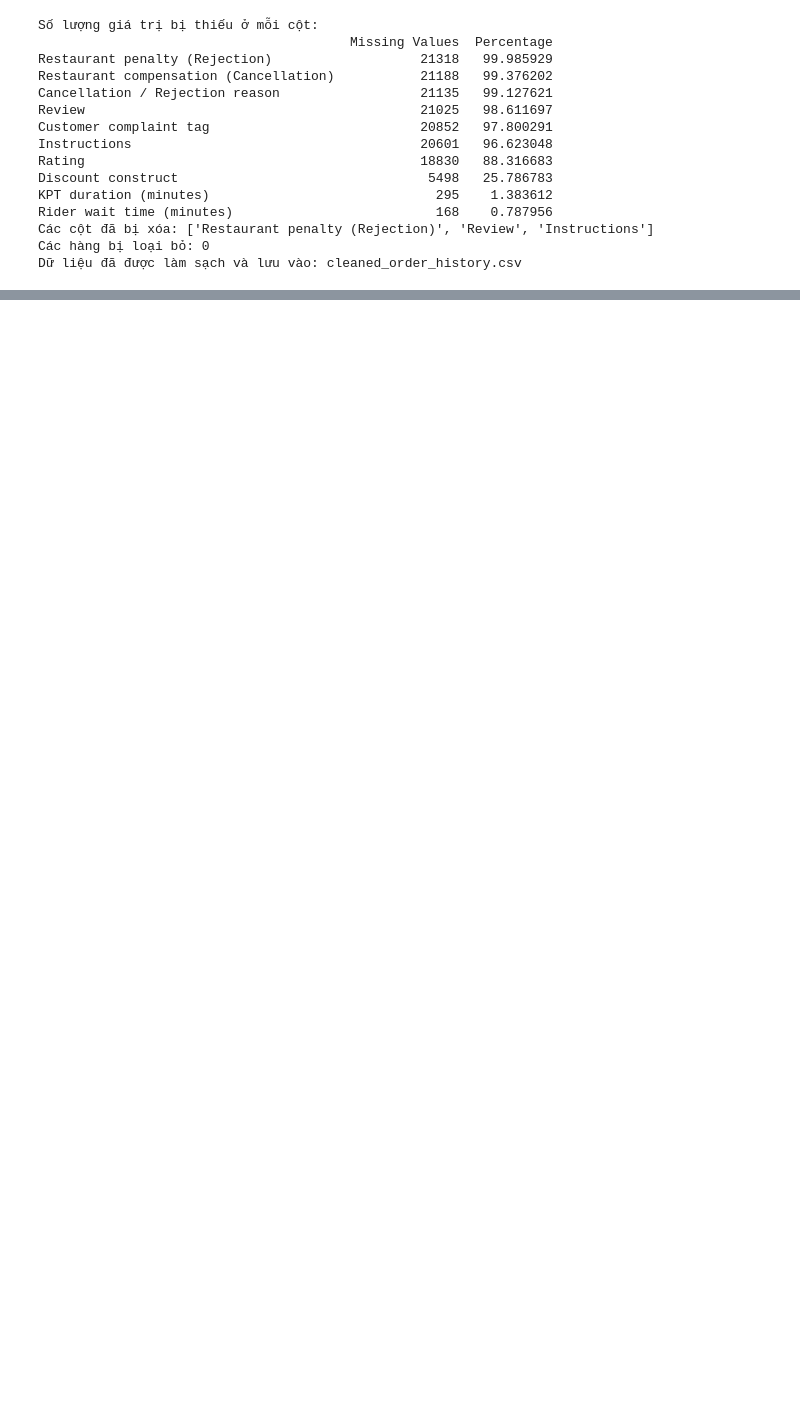
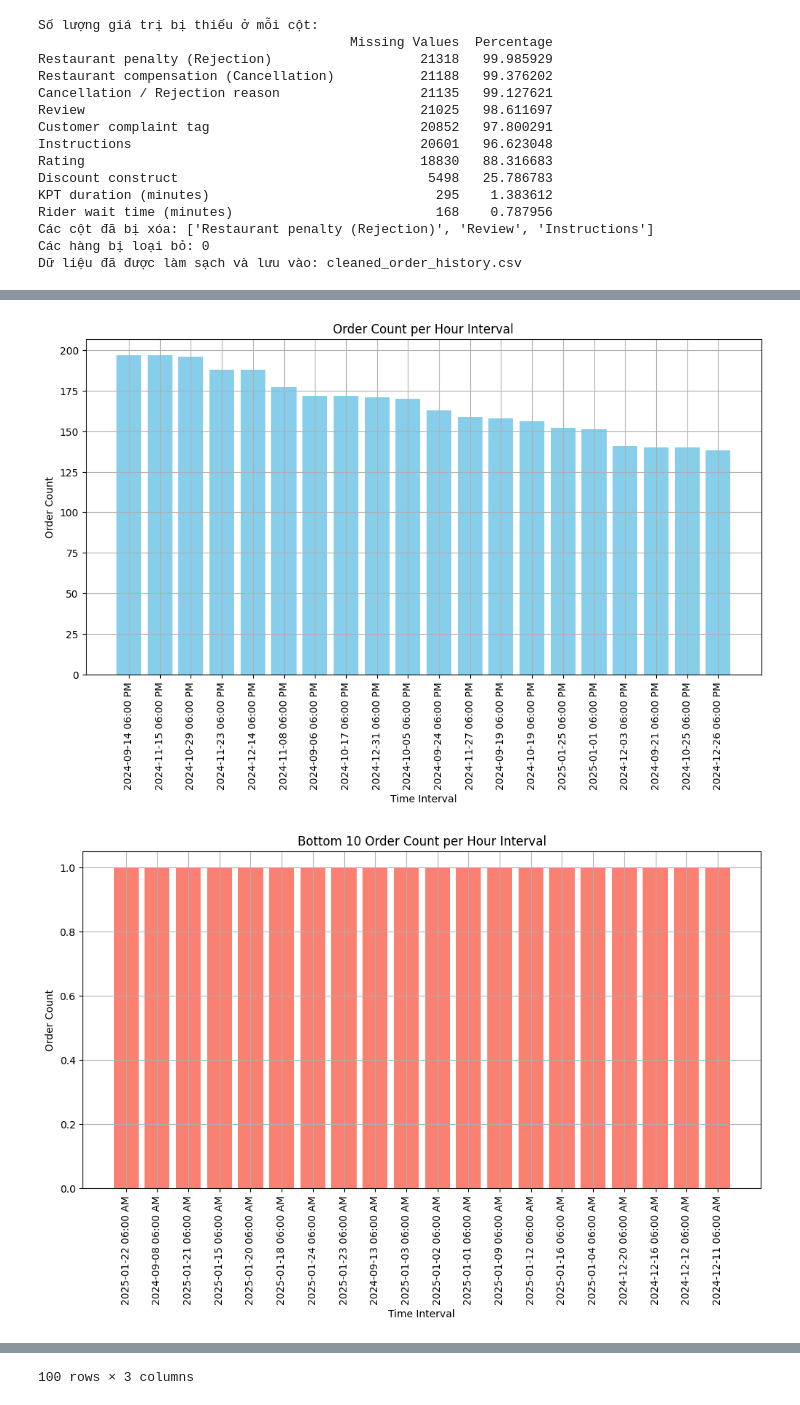
Before and after one commit to MinHeHeHeHe/DoAn_2, a Jupyter notebook: DoAn_Python.ipynb, the cells around one changed output, grey strips where cells are left out. Drawn from its saved outputs; the diff is of its cells as text; code cells hidden in the pictures; blank space fills up the shorter version.

```diff
--- a/DoAn_Python.ipynb
+++ b/DoAn_Python.ipynb
@@ -71,0 +74,78 @@ Dữ liệu đã được làm sạch và lưu vào: cleaned_order_history.csv
+# %%
+import pandas as pd
+import matplotlib.pyplot as plt
+
+# Đọc dữ liệu từ tệp CSV và thêm cột đếm số lượng đơn hàng theo khung giờ
+def process_data(file_path):
+    df = pd.read_csv(file_path)
+
+    # Chuyển đổi cột 'Order Placed At' thành kiểu datetime
+    df['Order Placed At'] = pd.to_datetime(df['Order Placed At'], errors='coerce')
+
+    # Tạo cột 'Order Hour Range' để nhóm theo từng khung giờ (cách nhau 6 tiếng)
+    df['Order Hour Range'] = df['Order Placed At'].dt.floor('6h')#.dt.strftime('%Y-%m-%d %I:00 %p')
+
+    # Đếm số lượng đơn hàng theo từng khung giờ
+    order_counts = df.groupby('Order Hour Range').size().reset_index(name='Order Count')
+    order_counts['Order Hour Range'] = pd.to_datetime(order_counts['Order Hour Range'], format='%Y-%m-%d %I:%M %p')
+    order_counts = order_counts.sort_values(by='Order Hour Range')
+    order_counts['Order Hour Range'] = order_counts['Order Hour Range'].dt.strftime('%Y-%m-%d %I:00 %p')
+
+    # Vẽ biểu đồ số lượng đơn hàng theo thời gian
+    plt.figure(figsize=(12, 6))
+    top_20_orders = order_counts.sort_values(by='Order Count', ascending=False).head(20)
+    plt.bar(top_20_orders['Order Hour Range'], top_20_orders['Order Count'], color='skyblue')
+    plt.xlabel('Time Interval')
+    plt.ylabel('Order Count')
+    plt.title('Order Count per Hour Interval')
+    plt.xticks(rotation=90)
+    plt.grid()
+    plt.show()
+
+    # Vẽ biểu đồ số lượng đơn hàng ít nhất theo thời gian
+    plt.figure(figsize=(12, 6))
+    bottom_20_orders = order_counts.sort_values(by='Order Count', ascending=True).head(20)
+    plt.bar(bottom_20_orders['Order Hour Range'], bottom_20_orders['Order Count'], color='salmon')
+    plt.xlabel('Time Interval')
+    plt.ylabel('Order Count')
+    plt.title('Bottom 10 Order Count per Hour Interval')
+    plt.xticks(rotation=90)
+    plt.grid()
+    plt.show()
+
+    # Vẽ biểu đồ đường thể hiện số đơn hàng theo từng khung giờ theo thời gian
+    plt.figure(figsize=(12, 6))
+    plt.plot(order_counts['Order Hour Range'], order_counts['Order Count'], marker='o', linestyle='-', color='b')
+    plt.xlabel('Time Interval')
+    plt.ylabel('Order Count')
+    plt.title('Order Count Trend Over Time')
+    plt.xticks([])
+    plt.grid()
+    plt.show()
+
+    # Vẽ biểu đồ tròn phân phối số lượng đơn hàng
+    plt.figure(figsize=(8, 8))
+    bins = [0, 25, 50, 75, float('inf')]
+    labels = ['Dưới 25', '25-50', '50-75', 'Trên 75']
+    order_counts['Order Category'] = pd.cut(order_counts['Order Count'], bins=bins, labels=labels, right=False)
+    category_counts = order_counts['Order Category'].value_counts()
+
+    plt.pie(category_counts, labels=category_counts.index, autopct='%1.1f%%', colors=['lightcoral', 'gold', 'lightblue', 'lightgreen'])
+    plt.title('Phân phối số lượng đơn hàng theo nhóm')
+    plt.show()
+
+
+ # Xuất bảng sắp xếp khung giờ theo số lượng đơn hàng tăng dần (hiển thị 100 dòng đầu tiên)
+    sorted_order_counts = order_counts.sort_values(by='Order Count', ascending=True).head(100)
+    print("\nBảng sắp xếp khung giờ theo số lượng đơn hàng tăng dần (100 dòng đầu tiên):")
+    print(sorted_order_counts.to_string(index=False))
+    return order_counts
+
+# Đường dẫn đến tệp dữ liệu đầu vào
+file_path = "cleaned_order_history.csv"
+processed_df = process_data(file_path)
+
+processed_df.head(100)
+# %% [output]
+[figure, added]
+[figure, added]
@@ -71,0 +183 @@ Dữ liệu đã được làm sạch và lưu vào: cleaned_order_history.csv
+100 rows × 3 columns
```
Also changed, not shown: parts of 3 cells of this notebook.
